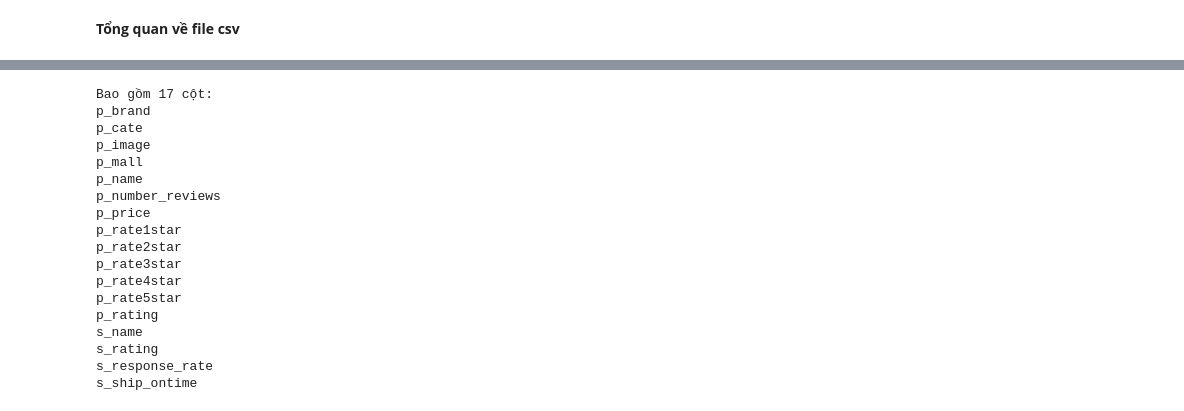
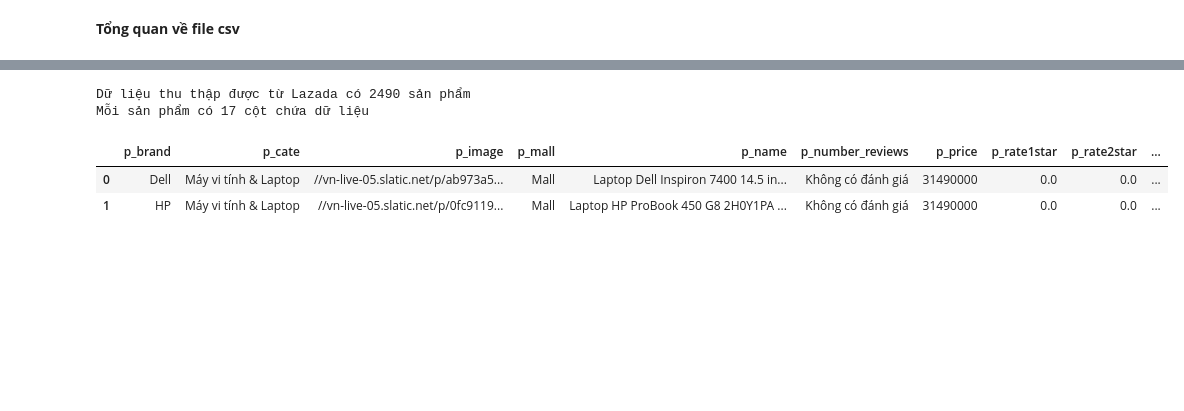
Before and after one commit to tranlybuu/Data_Lazada, a Jupyter notebook: lazada/thongke.ipynb, the cells around one changed output, grey strips where cells are left out. Cells and saved outputs as stored; diff of their text form; code cells hidden in the pictures; blank space fills up the shorter version.

```diff
--- a/lazada/thongke.ipynb
+++ b/lazada/thongke.ipynb
@@ -97,26 +136,13 @@ data.head(5)
-# %%
-print(f"Bao gồm {len(data.columns)} cột:")
-for i in data.columns:
-    print(i)
-# %% [output]
-Bao gồm 17 cột:
-p_brand
-p_cate
-p_image
-p_mall
-p_name
-p_number_reviews
-p_price
-p_rate1star
-p_rate2star
-p_rate3star
-p_rate4star
-p_rate5star
-p_rating
-s_name
-s_rating
-s_response_rate
-s_ship_ontime
+# %%
+print(f"Dữ liệu thu thập được từ Lazada có {len(price_cate)} sản phẩm")
+print(f"Mỗi sản phẩm có {len(data.columns)} cột chứa dữ liệu")
+data.head(2)
+# %% [output]
+Dữ liệu thu thập được từ Lazada có 2490 sản phẩm
+Mỗi sản phẩm có 17 cột chứa dữ liệu
+|  | p_brand | p_cate | p_image | p_mall | p_name | p_number_reviews | p_price | p_rate1star | p_rate2star | ... |
+| 0 | Dell | Máy vi tính & Laptop | //vn-live-05.slatic.net/p/ab973a5... | Mall | Laptop Dell Inspiron 7400 14.5 in... | Không có đánh giá | 31490000 | 0.0 | 0.0 | ... |
+| 1 | HP | Máy vi tính & Laptop | //vn-live-05.slatic.net/p/0fc9119... | Mall | Laptop HP ProBook 450 G8 2H0Y1PA ... | Không có đánh giá | 31490000 | 0.0 | 0.0 | ... |
 # %%
 stat_table("p_cate", "Danh mục các sản phẩm")
 # %% [output]
```
Also changed, not shown: parts of 20 cells of this notebook, 8 other files.
